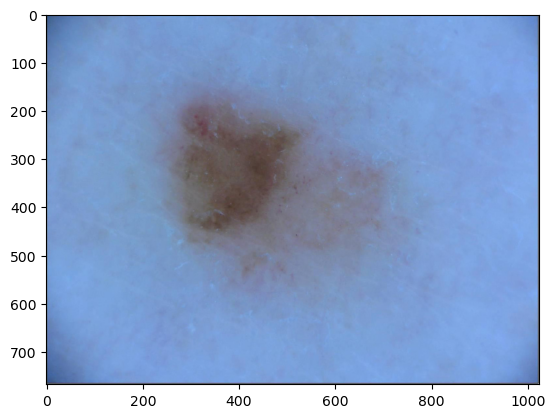
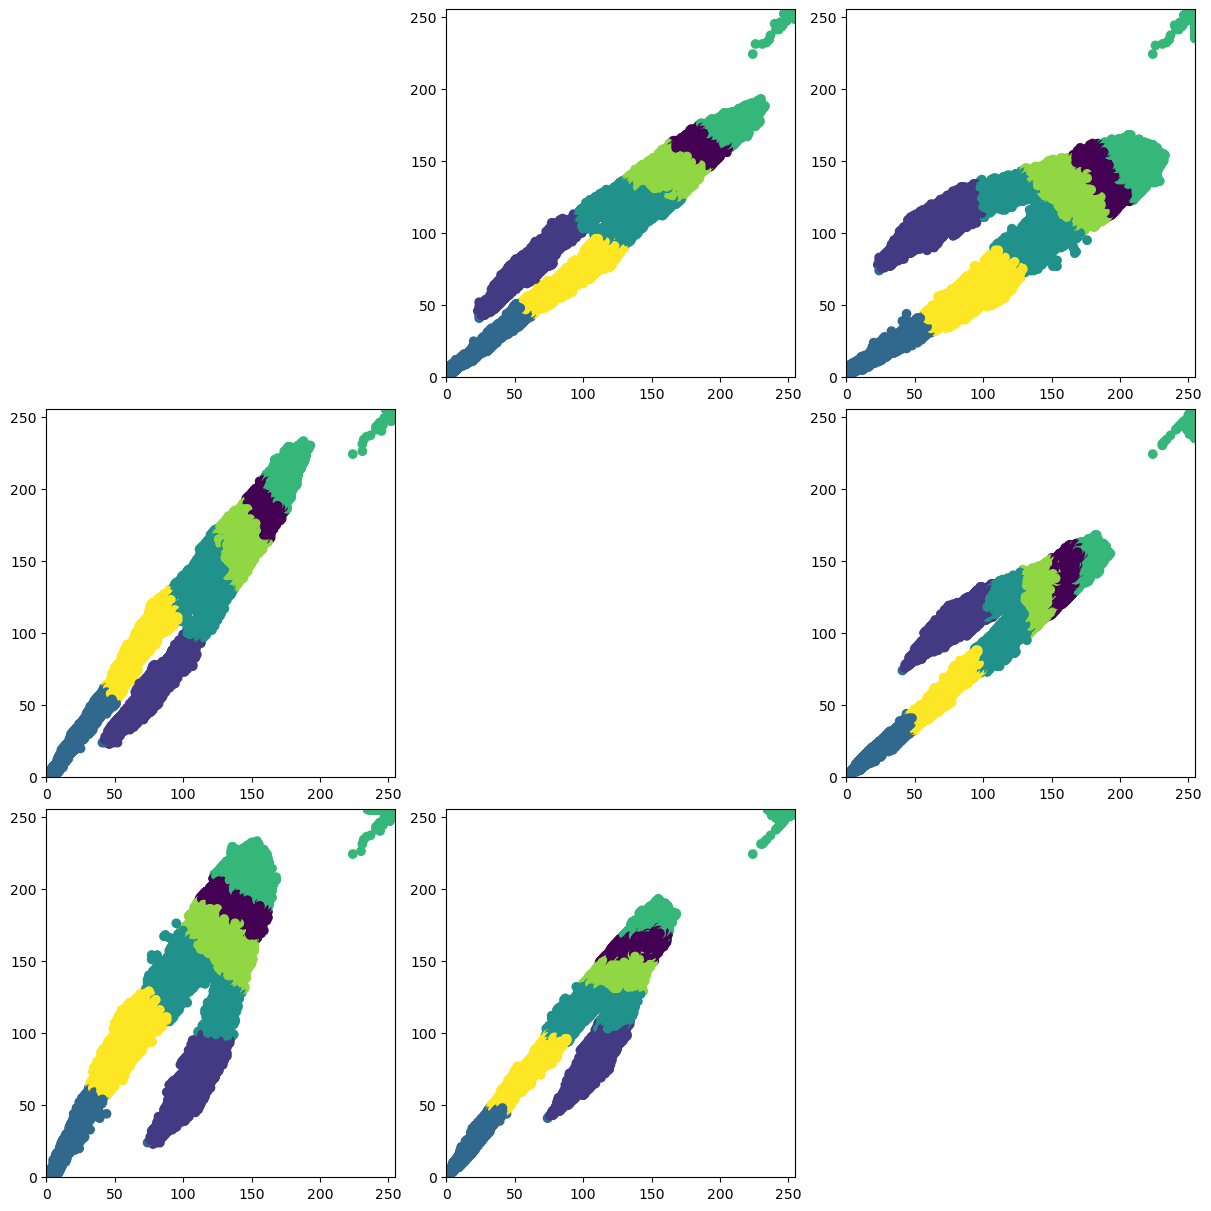
The change to this notebook cell's code, shown as a diff; its figure went from the first image to the second:
--- before
+++ after
@@ -1,4 +1,8 @@
-img = cv.imread('data/MEL/ISIC_0000040_downsampled.jpg')
-img = cv.cvtColor(img, cv.COLOR_BGR2RGB)
-plt.imshow(img)
+fig, ax = plt.subplots(3, 3, layout='constrained', figsize=(12,12))
+for i in range(3):
+    for j in range(3):
+        if i == j: ax[i,j].remove()
+        ax[i, j].scatter(img[..., i], img[..., j], c=kmeans.labels_)
+        ax[i, j].set_xlim(0,255)
+        ax[i, j].set_ylim(0,255)
 plt.show()

Commit: playing with clustering